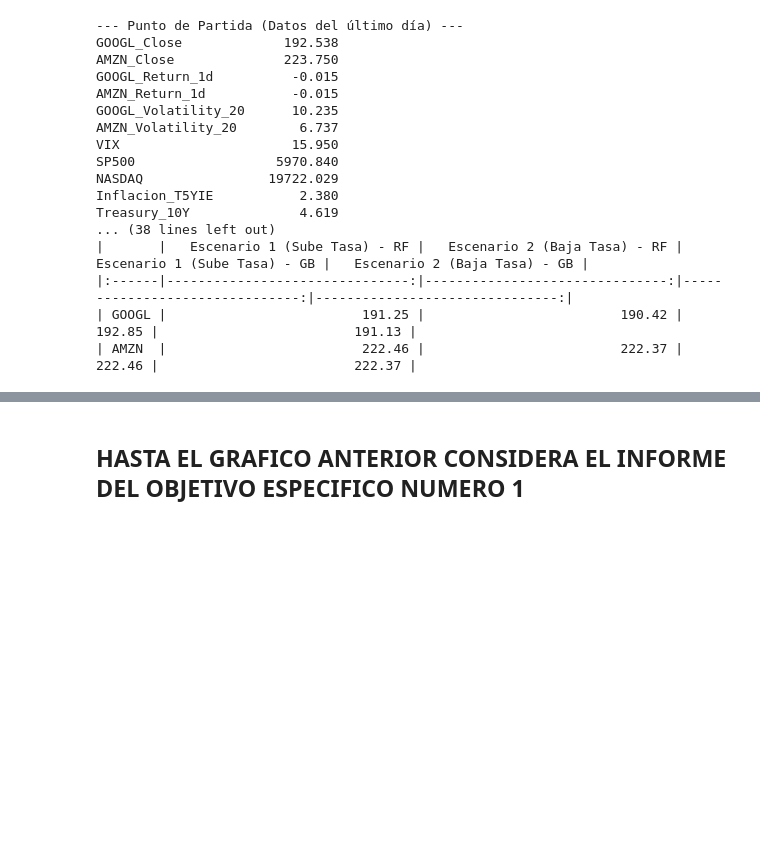
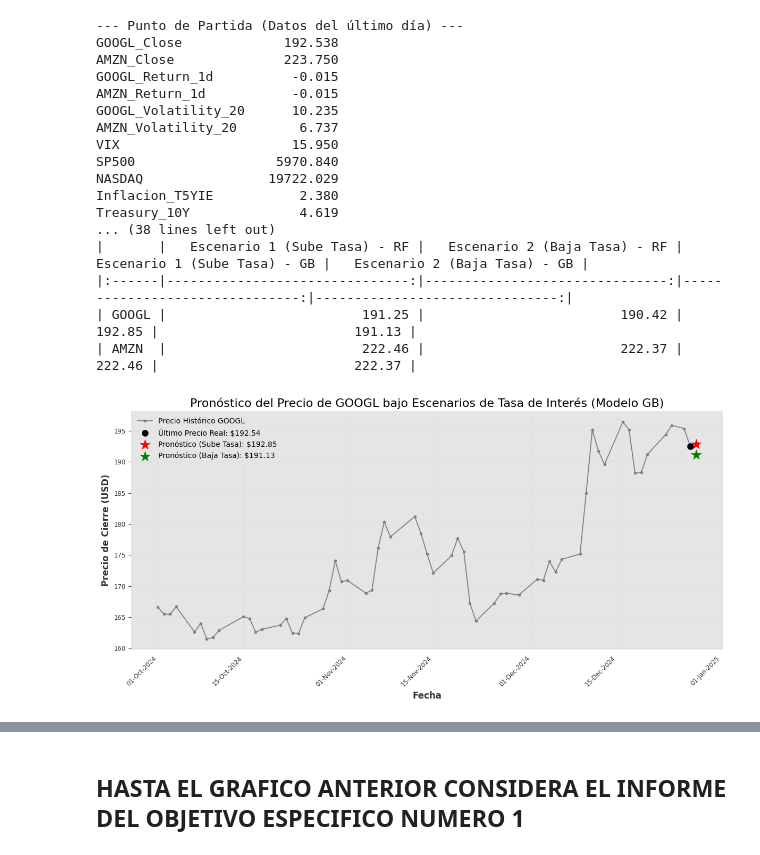
Before and after one commit to jaimeisaac2020/Python-analsisis-basicos, a Jupyter notebook: objetvo_1_tesis.ipynb, the cells around one changed output, grey strips where cells are left out. Cells and saved outputs as stored; diff of their text form; code cells hidden in the pictures; blank space fills up the shorter version.

```diff
--- a/objetvo_1_tesis.ipynb
+++ b/objetvo_1_tesis.ipynb
@@ -978,3 +978,83 @@ Treasury_10Y              4.619
 |:------|-------------------------------:|-------------------------------:|-------------------------------:|-------------------------------:|
 | GOOGL |                         191.25 |                         190.42 |                         192.85 |                         191.13 |
 | AMZN  |                         222.46 |                         222.37 |                         222.46 |                         222.37 |
+# %%
+import pandas as pd
+import matplotlib.pyplot as plt
+import matplotlib.dates as mdates
+
+# (Asegúrate de que todo el código anterior se ha ejecutado y tienes df_pronosticos_final)
+# ...
+# df_pronosticos_final = pd.DataFrame.from_dict(pronosticos, orient='index')
+# ...
+
+# --- 4. Visualización de los Pronósticos ---
+
+def graficar_pronosticos(ticker_symbol, df_historico, pronosticos_modelo):
+    """
+    Grafica la serie de precios histórica y superpone los pronósticos.
+    Args:
+        ticker_symbol (str): 'GOOGL' o 'AMZN'.
+        df_historico (pd.DataFrame): DataFrame con los datos históricos.
+        pronosticos_modelo (dict): Diccionario con los pronósticos para la acción.
+    """
+
+    # Hacer zoom en los últimos 60 días de datos para mejor visibilidad
+    df_zoom = df_historico.iloc[-60:]
+
+    # El punto de pronóstico estará un día después del último dato histórico
+    ultimo_dia_historico = df_zoom.index[-1]
+    dia_pronostico = ultimo_dia_historico + pd.Timedelta(days=1)
+
+    # Extraer el precio actual para referencia
+    precio_actual = df_zoom[f'{ticker_symbol}_Close'].iloc[-1]
+
+    plt.figure(figsize=(12, 6))
+
+    # Graficar la serie histórica
+    plt.plot(df_zoom.index, df_zoom[f'{ticker_symbol}_Close'], label=f'Precio Histórico {ticker_symbol}', color='gray', marker='o', markersize=3)
+
+    # Graficar el último punto histórico con un color diferente
+    plt.plot(ultimo_dia_historico, precio_actual, 'o', color='black', markersize=8, label=f'Último Precio Real: ${precio_actual:.2f}')
+
+    # --- Añadir los puntos de pronóstico ---
+    # Usaremos solo un modelo para no saturar el gráfico.
+    # Elegimos el que tuvo mejor comportamiento para cada acción.
+    # Para Google -> Gradient Boosting. Para Amazon -> Random Forest.
+
+    if ticker_symbol == 'GOOGL':
+        modelo_usado = 'GB'
+        pronostico_sube = pronosticos_modelo['Escenario 1 (Sube Tasa) - GB']
+        pronostico_baja = pronosticos_modelo['Escenario 2 (Baja Tasa) - GB']
+    else: # AMZN
+        modelo_usado = 'RF'
+        pronostico_sube = pronosticos_modelo['Escenario 1 (Sube Tasa) - RF']
+        pronostico_baja = pronosticos_modelo['Escenario 2 (Baja Tasa) - RF']
+
+    # Escenario 1: Sube la Tasa (Impacto negativo esperado)
+    plt.scatter(dia_pronostico, pronostico_sube, color='red', marker='*', s=200,
+                label=f'Pronóstico (Sube Tasa): ${pronostico_sube:.2f}', zorder=5)
+
+    # Escenario 2: Baja la Tasa (Impacto positivo esperado)
+    plt.scatter(dia_pronostico, pronostico_baja, color='green', marker='*', s=200,
+                label=f'Pronóstico (Baja Tasa): ${pronostico_baja:.2f}', zorder=5)
+
+    # --- Formato del Gráfico ---
+    plt.title(f'Pronóstico del Precio de {ticker_symbol} bajo Escenarios de Tasa de Interés (Modelo {modelo_usado})', fontsize=16)
+    plt.ylabel('Precio de Cierre (USD)', fontsize=12)
+    plt.xlabel('Fecha', fontsize=12)
+    plt.legend()
+    plt.grid(True, linestyle='--', alpha=0.6)
+
+    # Formatear el eje X para que las fechas sean legibles
+    plt.gca().xaxis.set_major_formatter(mdates.DateFormatter('%d-%b-%Y'))
+    plt.xticks(rotation=45, ha='right')
+
+    plt.tight_layout()
+    plt.show()
+
+# --- Ejecutar la visualización para ambas acciones ---
+graficar_pronosticos('GOOGL', df, pronosticos['GOOGL'])
+graficar_pronosticos('AMZN', df, pronosticos['AMZN'])
+# %% [output]
+[figure, added]
```
Also changed, not shown: parts of 2 cells of this notebook.
